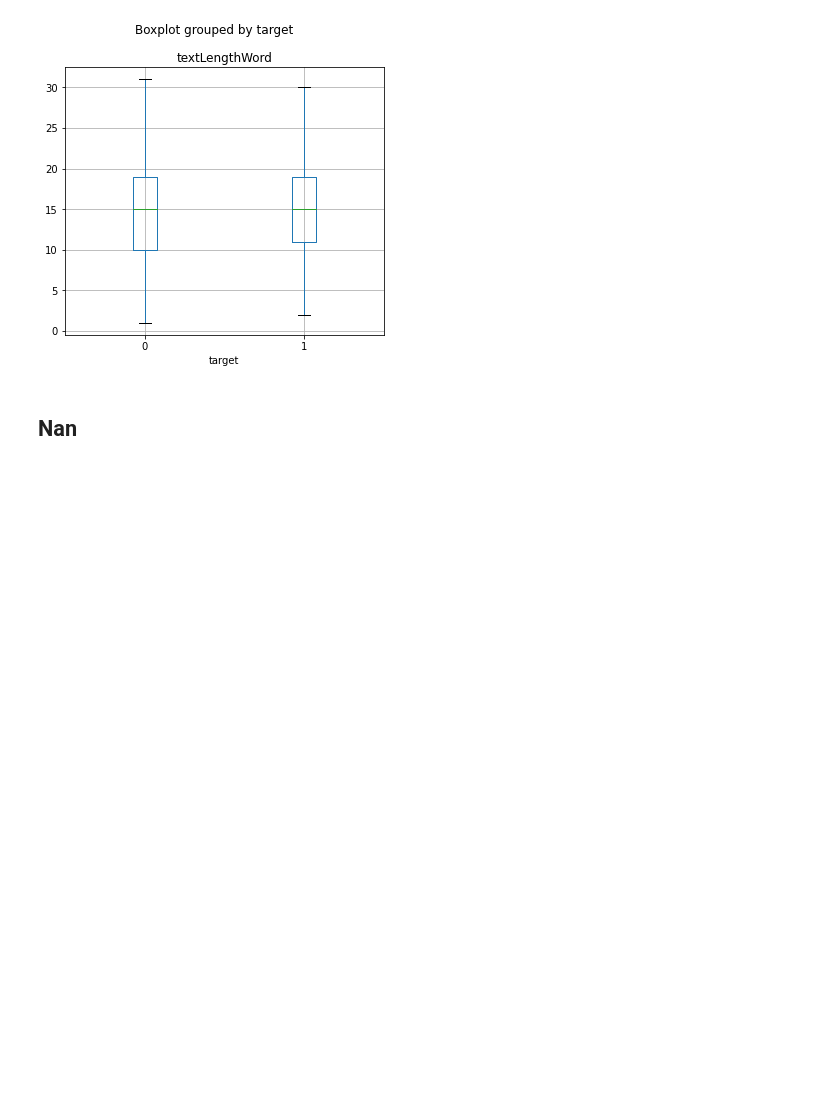
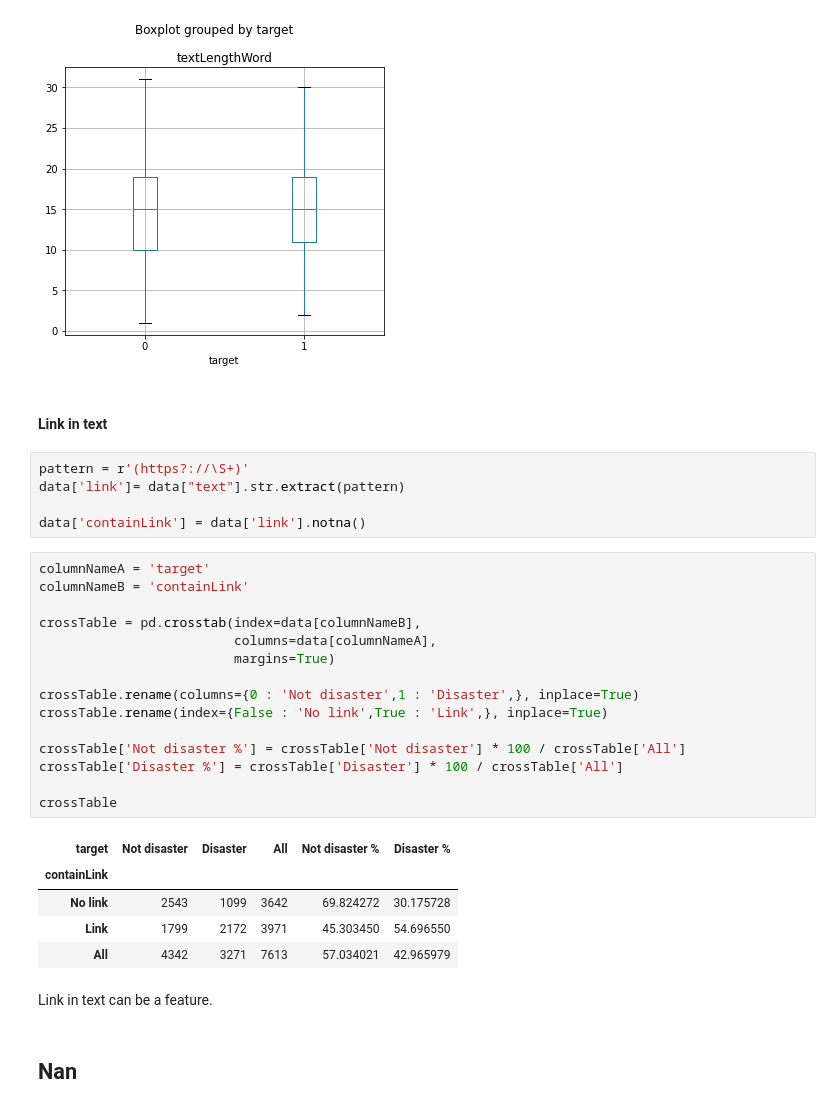
Before and after one commit to ngohoanhkhoa/DeepLearningNotebook, a Jupyter notebook: NLP_with_Disaster_Tweets/notebook.ipynb, the cells around one changed output. Drawn from its saved outputs; the diff is of its cells as text; blank space fills up the shorter version.

```diff
--- a/NLP_with_Disaster_Tweets/notebook.ipynb
+++ b/NLP_with_Disaster_Tweets/notebook.ipynb
@@ -293,6 +293,36 @@ plt.tight_layout()
 plt.show()
 # %% [output]
 [figure]
+# %% [markdown]
+#### Link in text
+# %%
+pattern = r'(https?://\S+)'
+data['link']= data["text"].str.extract(pattern)
+
+data['containLink'] = data['link'].notna()
+# %%
+columnNameA = 'target'
+columnNameB = 'containLink'
+
+crossTable = pd.crosstab(index=data[columnNameB],
+                         columns=data[columnNameA],
+                         margins=True)
+
+crossTable.rename(columns={0 : 'Not disaster',1 : 'Disaster',}, inplace=True)
+crossTable.rename(index={False : 'No link',True : 'Link',}, inplace=True)
+
+crossTable['Not disaster %'] = crossTable['Not disaster'] * 100 / crossTable['All']
+crossTable['Disaster %'] = crossTable['Disaster'] * 100 / crossTable['All']
+
+crossTable
+# %% [output]
+| target | Not disaster | Disaster | All | Not disaster % | Disaster % |
+| containLink |  |  |  |  |  |
+| No link | 2543 | 1099 | 3642 | 69.824272 | 30.175728 |
+| Link | 1799 | 2172 | 3971 | 45.303450 | 54.696550 |
+| All | 4342 | 3271 | 7613 | 57.034021 | 42.965979 |
+# %% [markdown]
+Link in text can be a feature.
 # %% [markdown]
 ## Nan
 # %%
```
Also changed, not shown: parts of 24 cells of this notebook.
